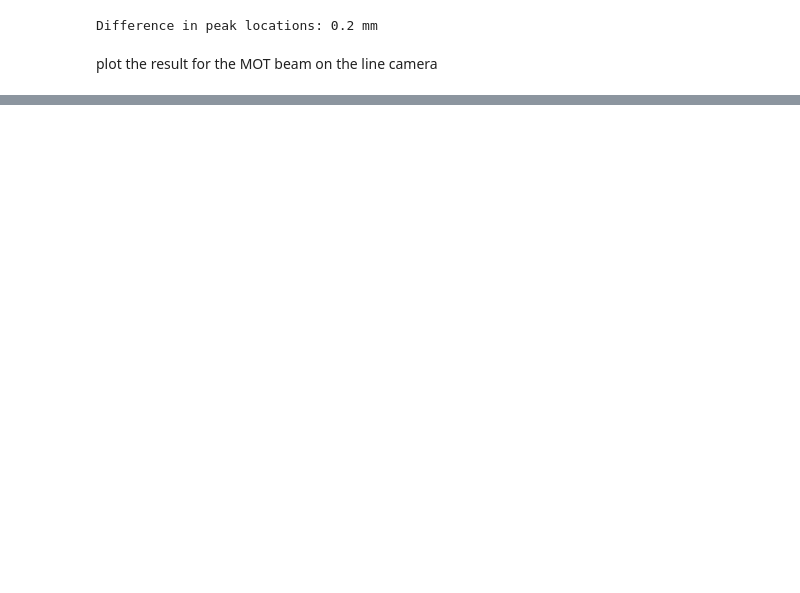
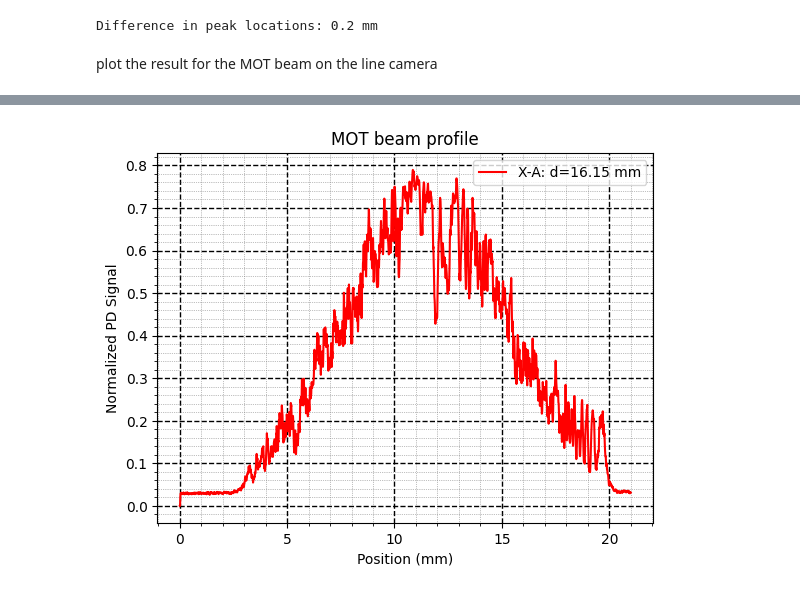
Before and after one commit to geoffrey-zheng/SrF-Calcs, a Jupyter notebook: Push-Beam/SlowerBeamProfiles.ipynb, the cells around one changed output, grey strips where cells are left out. Saved outputs shown, nothing was run; the diff lists cells and outputs as text; code cells hidden in the pictures; blank space fills up the shorter version.

Commit message:
updated slower beam profile

```diff
--- a/Push-Beam/SlowerBeamProfiles.ipynb
+++ b/Push-Beam/SlowerBeamProfiles.ipynb
@@ -242,0 +243,28 @@ plt.show()
+# %%
+file_name = 'v10s_MOT_new.csv'
+
+# Load data from CSV file into a DataFrame
+df = pd.read_csv(file_name, header=None)
+
+# Convert the DataFrame to a numpy array
+numpy_array = df.values
+
+# Split the numpy array into two arrays, one for each column
+first_column = numpy_array[:, 0]*7e-3 # Convert pixel numbers to mm
+second_column = numpy_array[:, 1]
+
+# Perform the curve fit
+params, params_covariance = curve_fit(gaussian, first_column, second_column, p0=[np.mean(first_column), np.max(second_column), np.std(first_column)])
+
+#plot the data and the fit
+plt.plot(first_column, second_column, label='X-A'+f': d={round(2 * np.sqrt(2) * np.abs(params[2]), 2)} mm', color='red')
+plt.legend()
+plt.title('MOT beam profile')
+plt.xlabel('Position (mm)')
+plt.ylabel('Normalized PD Signal')
+plt.grid(linestyle = '--', which = 'major', linewidth = 1, color='black')
+plt.grid(linestyle = ':', which = 'minor', linewidth = 0.5, color = 'gray')
+plt.minorticks_on()
+plt.show()
+# %% [output]
+[figure, added]
```
Also changed, not shown: parts of 4 cells of this notebook, 1 other file.
